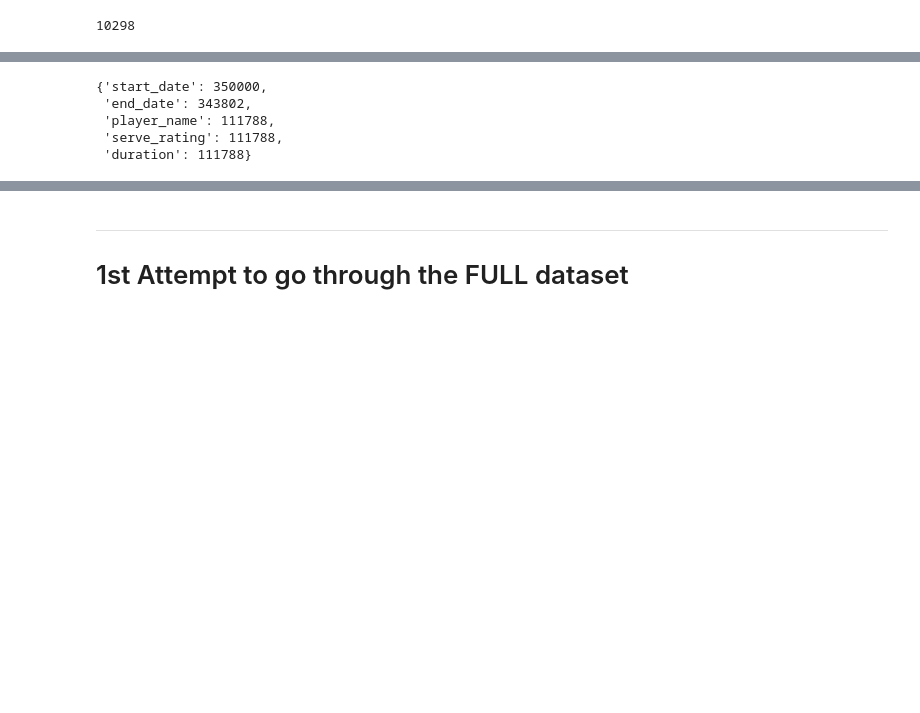
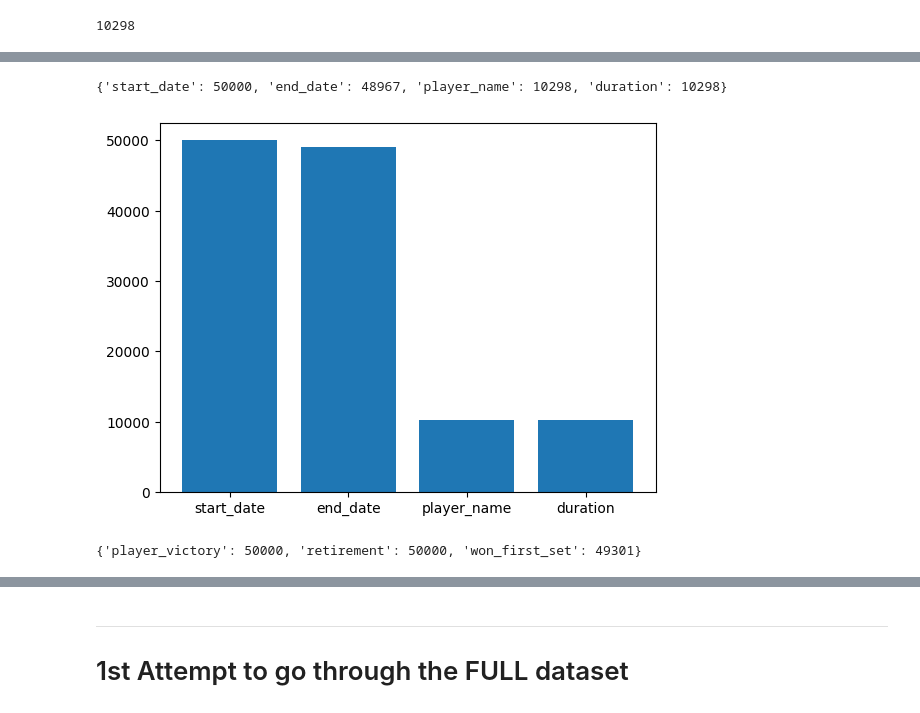
Before and after one commit to hughharford/atp, a Jupyter notebook: notebooks/get_started_inc_data.ipynb, the cells around one changed output, grey strips where cells are left out. Cells and saved outputs as stored; diff of their text form; code cells hidden in the pictures; blank space fills up the shorter version.

```diff
--- a/notebooks/get_started_inc_data.ipynb
+++ b/notebooks/get_started_inc_data.ipynb
@@ -156,12 +186,52 @@ duration
+# %%
+# keep a simple dict of columns to see how full they are
+# could use a simple .count() but going to run across mutiple chunks, and only want to see specific columns
+check_completeness = {'start_date': 0, 'end_date': 0, 'player_name': 0,
+                      'duration': 0
+                      }
+
+check_key_distinguishing_columns = {'doubles': 0, 'masters': 0, 'nation': 0
+                                    , 'seed': 0, 'prize_money': 0,}
+
+check_numerical_columns = {'prize_money': 0,'sets_won': 0,  'sets_won': 0,'games_won': 0,
+                           'games_against': 0, 'tiebreaks_won': 0,  'tiebreaks_total': 0,
+                      'serve_rating': 0, 'aces': 0,
+                      'double_faults': 0, 'first_serve_made': 0,
+                      'first_serve_attempted': 0, 'first_serve_points_made': 0,
+                      'first_serve_points_attempted': 0, 'second_serve_points_made': 0,
+                      'second_serve_points_attempted': 0, 'break_points_saved': 0,
+                      'break_points_against': 0, 'service_games_won': 0,
+                      'return_rating': 0, 'first_serve_return_points_made': 0,
+                      'first_serve_return_points_attempted': 0, 'second_serve_return_points_made': 0,
+                      'second_serve_return_points_attempted': 0, 'break_points_made': 0,
+                      'break_points_attempted': 0, 'return_games_played': 0,
+                      'service_points_won': 0, 'service_points_attempted': 0,
+                      'return_points_won': 0, 'return_points_attempted': 0,
+                      'total_points_won': 0, 'total_points': 0,
+                      'duration': 0,
+                      # distinguishing column:
+                      'round_num': 0
+                      }
+
+check_mixed_columns = {'seed': 0, 'currency': 0, 'player_name': 0, 'opponent_name': 0, 'duration': 0}
+
+check_boolean_columns = {'player_victory': 0, 'retirement': 0, 'won_first_set': 0,
+                         }
+# # list(check_completeness.keys())
+# for i in check_completeness:
+#     print(i)
 # %%
 # in the first 50_000 rows, column counts for these columns gives:
 for i in check_completeness:
     count = matches_df_1st_50k[i].count()
     check_completeness[i] += count
-display(check_completeness)
-# %% [output]
-{'start_date': 350000,
- 'end_date': 343802,
- 'player_name': 111788,
- 'serve_rating': 111788,
- 'duration': 111788}
+# %%
+print(check_completeness)
+# %% [output]
+{'start_date': 50000, 'end_date': 48967, 'player_name': 10298, 'duration': 10298}
+# %%
+D = check_completeness
+plt.bar(range(len(D)), list(D.values()), align='center')
+plt.xticks(range(len(D)), list(D.keys()));
+# %% [output]
+[figure, added]
@@ -167,0 +242,4 @@ display(check_completeness)
+# %%
+print(check_boolean_columns)
+# %% [output]
+{'player_victory': 50000, 'retirement': 50000, 'won_first_set': 49301}
```
Also changed, not shown: parts of 35 cells of this notebook.
